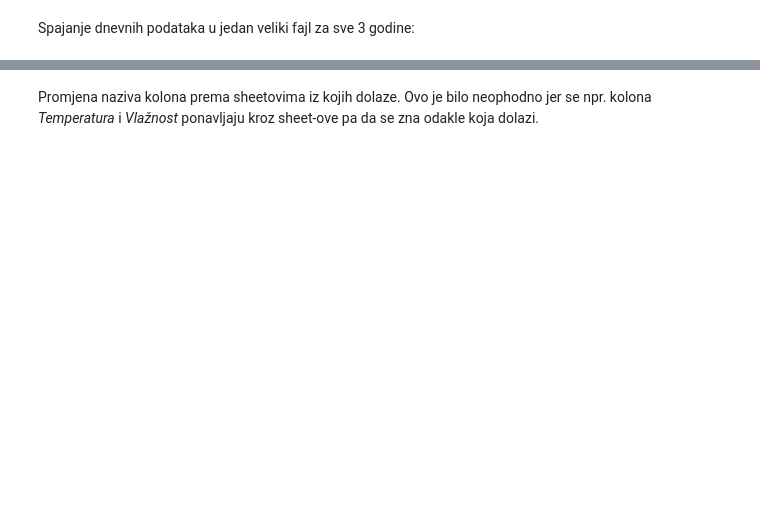
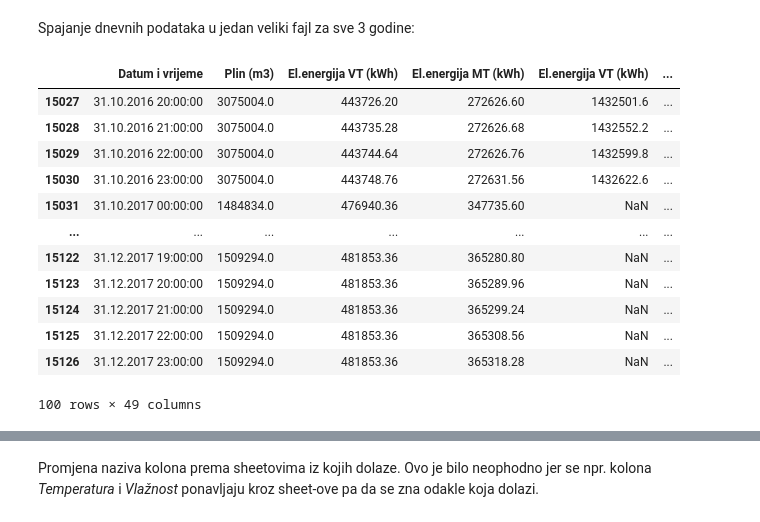
Before and after one commit to ehlimana/EMS, a Jupyter notebook: Merging_files.ipynb, the cells around one changed output, grey strips where cells are left out. Saved outputs shown, nothing was run; the diff lists cells and outputs as text; code cells hidden in the pictures; blank space fills up the shorter version.

```diff
--- a/Merging_files.ipynb
+++ b/Merging_files.ipynb
@@ -55,6 +78,20 @@ df_all_files[32]
 Spajanje dnevnih podataka u jedan veliki fajl za sve 3 godine:
 # %%
 df_total=pd.concat(df_all_files[:],axis=0, ignore_index=True)
-df_total.tail()
+df_total.tail(100)
+# %% [output]
+|  | Datum i vrijeme | Plin (m3) | El.energija VT (kWh) | El.energija MT (kWh) | El.energija VT (kWh) | ... |
+| 15027 | 31.10.2016 20:00:00 | 3075004.0 | 443726.20 | 272626.60 | 1432501.6 | ... |
+| 15028 | 31.10.2016 21:00:00 | 3075004.0 | 443735.28 | 272626.68 | 1432552.2 | ... |
+| 15029 | 31.10.2016 22:00:00 | 3075004.0 | 443744.64 | 272626.76 | 1432599.8 | ... |
+| 15030 | 31.10.2016 23:00:00 | 3075004.0 | 443748.76 | 272631.56 | 1432622.6 | ... |
+| 15031 | 31.10.2017 00:00:00 | 1484834.0 | 476940.36 | 347735.60 | NaN | ... |
+| ... | ... | ... | ... | ... | ... | ... |
+| 15122 | 31.12.2017 19:00:00 | 1509294.0 | 481853.36 | 365280.80 | NaN | ... |
+| 15123 | 31.12.2017 20:00:00 | 1509294.0 | 481853.36 | 365289.96 | NaN | ... |
+| 15124 | 31.12.2017 21:00:00 | 1509294.0 | 481853.36 | 365299.24 | NaN | ... |
+| 15125 | 31.12.2017 22:00:00 | 1509294.0 | 481853.36 | 365308.56 | NaN | ... |
+| 15126 | 31.12.2017 23:00:00 | 1509294.0 | 481853.36 | 365318.28 | NaN | ... |
+100 rows × 49 columns
 # %%
 import datetime as dt
```
Also changed, not shown: parts of 8 cells of this notebook, 1 other file.
